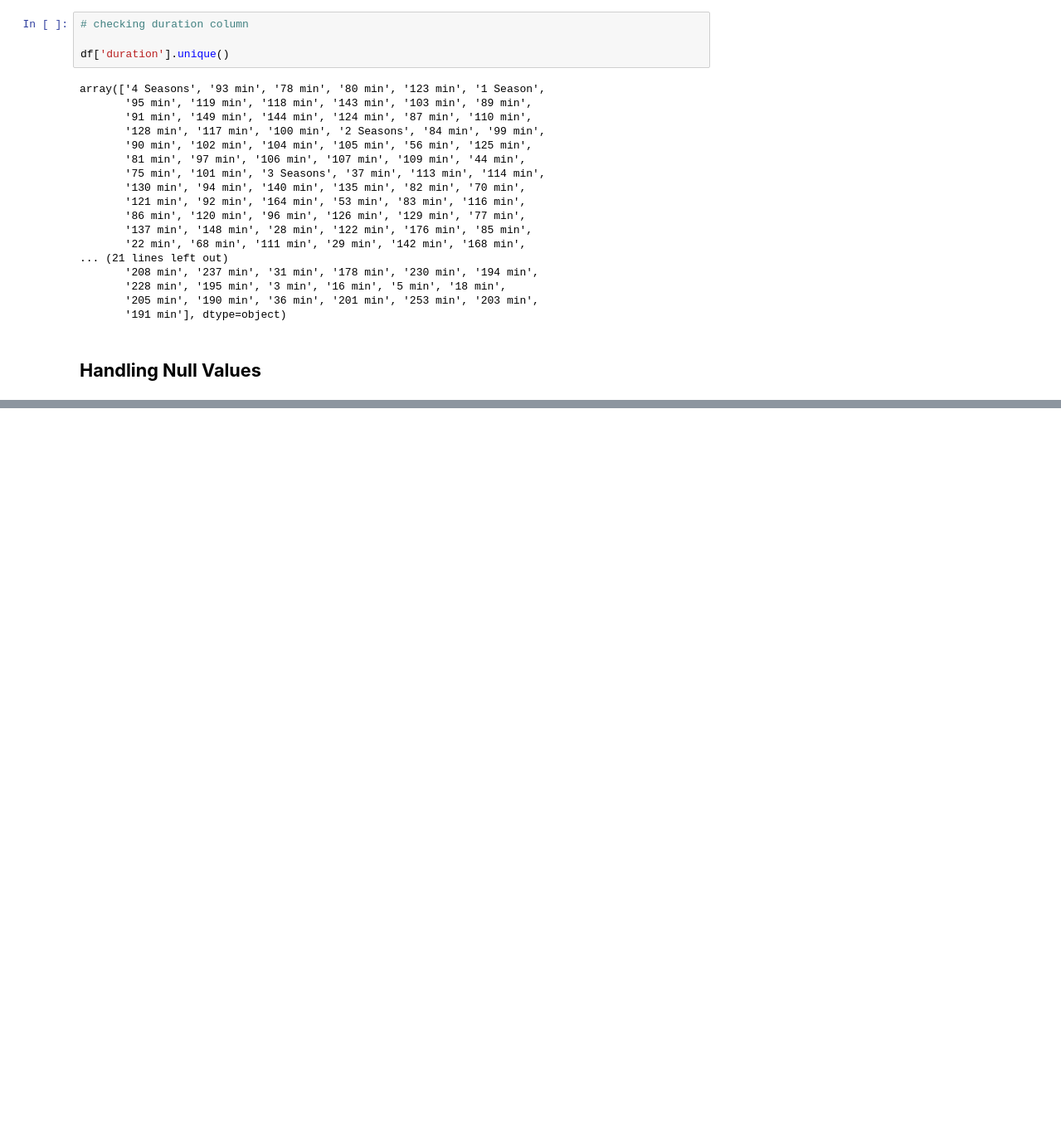
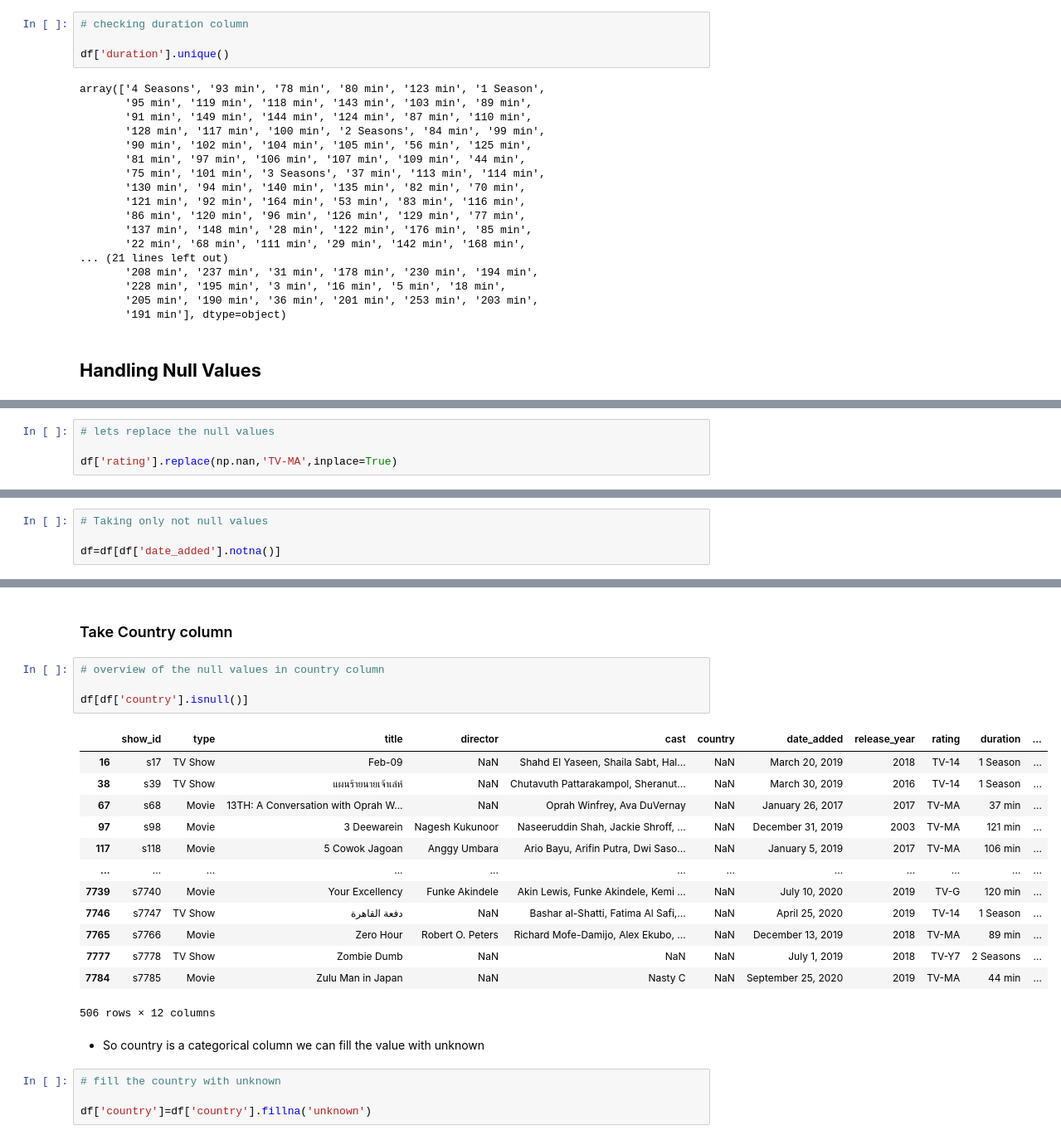
Before and after one commit to tarun422/Netflix-DataSet-Clustring, a Jupyter notebook: Netflix_Clustring.ipynb, the cells around one changed output, grey strips where cells are left out. Shown at 83% size. Drawn from its saved outputs; the diff is of its cells as text; blank space fills up the shorter version.

```diff
--- a/Netflix_Clustring.ipynb
+++ b/Netflix_Clustring.ipynb
@@ -478,0 +504,4 @@ df[df['rating'].isnull()]
+# %%
+# lets replace the null values
+
+df['rating'].replace(np.nan,'TV-MA',inplace=True)
@@ -478,0 +546,4 @@ df[df['rating'].isnull()]
+# %%
+# Taking only not null values
+
+df=df[df['date_added'].notna()]
@@ -478,0 +568,26 @@ df[df['rating'].isnull()]
+# %% [markdown]
+### Take Country column
+# %%
+# overview of the null values in country column
+
+df[df['country'].isnull()]
+# %% [output]
+|  | show_id | type | title | director | cast | country | date_added | release_year | rating | duration | ... |
+| 16 | s17 | TV Show | Feb-09 | NaN | Shahd El Yaseen, Shaila Sabt, Hal... | NaN | March 20, 2019 | 2018 | TV-14 | 1 Season | ... |
+| 38 | s39 | TV Show | แผนร้ายนายเจ้าเล่ห์ | NaN | Chutavuth Pattarakampol, Sheranut... | NaN | March 30, 2019 | 2016 | TV-14 | 1 Season | ... |
+| 67 | s68 | Movie | 13TH: A Conversation with Oprah W... | NaN | Oprah Winfrey, Ava DuVernay | NaN | January 26, 2017 | 2017 | TV-MA | 37 min | ... |
+| 97 | s98 | Movie | 3 Deewarein | Nagesh Kukunoor | Naseeruddin Shah, Jackie Shroff, ... | NaN | December 31, 2019 | 2003 | TV-MA | 121 min | ... |
+| 117 | s118 | Movie | 5 Cowok Jagoan | Anggy Umbara | Ario Bayu, Arifin Putra, Dwi Saso... | NaN | January 5, 2019 | 2017 | TV-MA | 106 min | ... |
+| ... | ... | ... | ... | ... | ... | ... | ... | ... | ... | ... | ... |
+| 7739 | s7740 | Movie | Your Excellency | Funke Akindele | Akin Lewis, Funke Akindele, Kemi ... | NaN | July 10, 2020 | 2019 | TV-G | 120 min | ... |
+| 7746 | s7747 | TV Show | دفعة القاهرة | NaN | Bashar al-Shatti, Fatima Al Safi,... | NaN | April 25, 2020 | 2019 | TV-14 | 1 Season | ... |
+| 7765 | s7766 | Movie | Zero Hour | Robert O. Peters | Richard Mofe-Damijo, Alex Ekubo, ... | NaN | December 13, 2019 | 2018 | TV-MA | 89 min | ... |
+| 7777 | s7778 | TV Show | Zombie Dumb | NaN | NaN | NaN | July 1, 2019 | 2018 | TV-Y7 | 2 Seasons | ... |
+| 7784 | s7785 | Movie | Zulu Man in Japan | NaN | Nasty C | NaN | September 25, 2020 | 2019 | TV-MA | 44 min | ... |
+506 rows × 12 columns
+# %% [markdown]
+* So country is a categorical column we can fill the value with unknown
+# %%
+# fill the country with unknown
+
+df['country']=df['country'].fillna('unknown')
```
Also changed, not shown: parts of 19 cells of this notebook.
